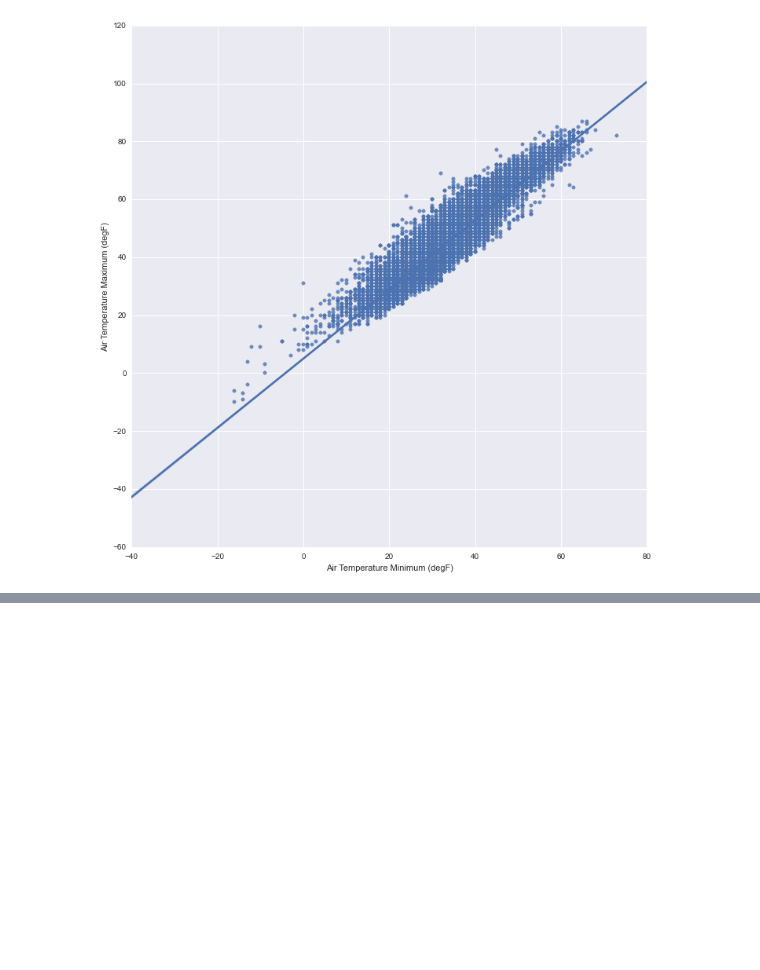
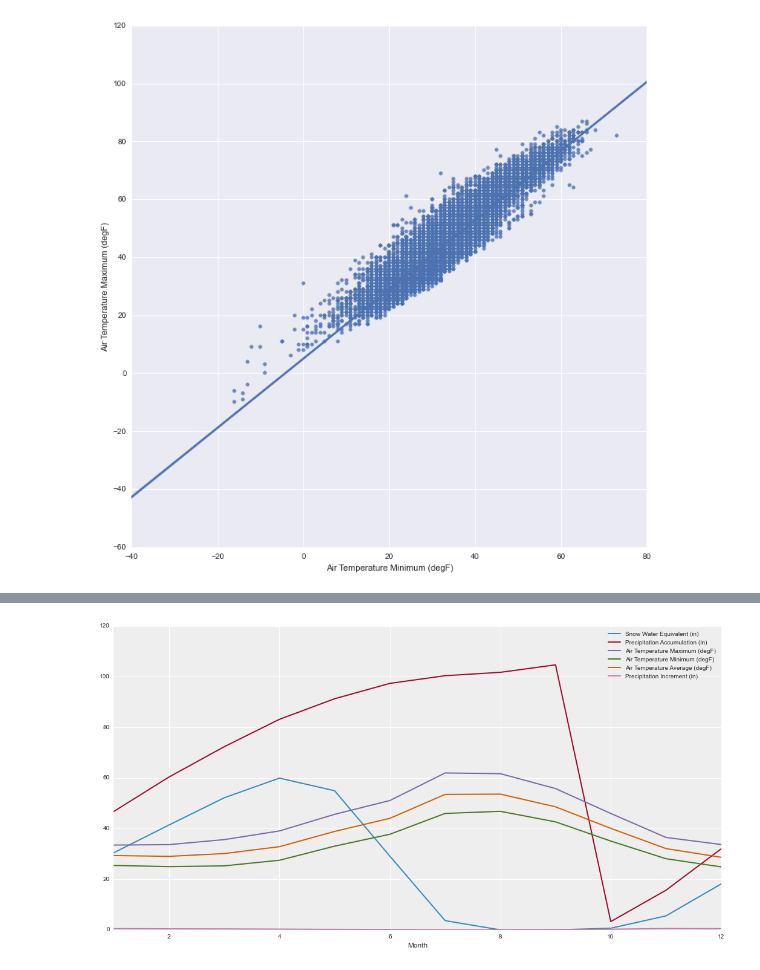
Before and after one commit to wrobstory/pdxdatasci2014, a Jupyter notebook: PDX_DataSci_Snotel.ipynb, the cells around one changed output, grey strips where cells are left out. Cells and saved outputs as stored; diff of their text form; code cells hidden in the pictures; blank space fills up the shorter version.

```diff
--- a/PDX_DataSci_Snotel.ipynb
+++ b/PDX_DataSci_Snotel.ipynb
@@ -51,0 +104,8 @@ sns.lmplot("Air Temperature Minimum (degF)", "Air Temperature Maximum (degF)", d
+# %%
+monthly_grouped = resampled.groupby('Month').mean()
+# Matplotlib now has context managers to set styles. Let's try the bmh style
+with plt.style.context('bmh'):
+    sns.set_context(rc={"figure.figsize": (18, 9)})
+    monthly_grouped.plot()
+# %% [output]
+[figure, added]
```
Also changed, not shown: parts of 10 cells of this notebook.
